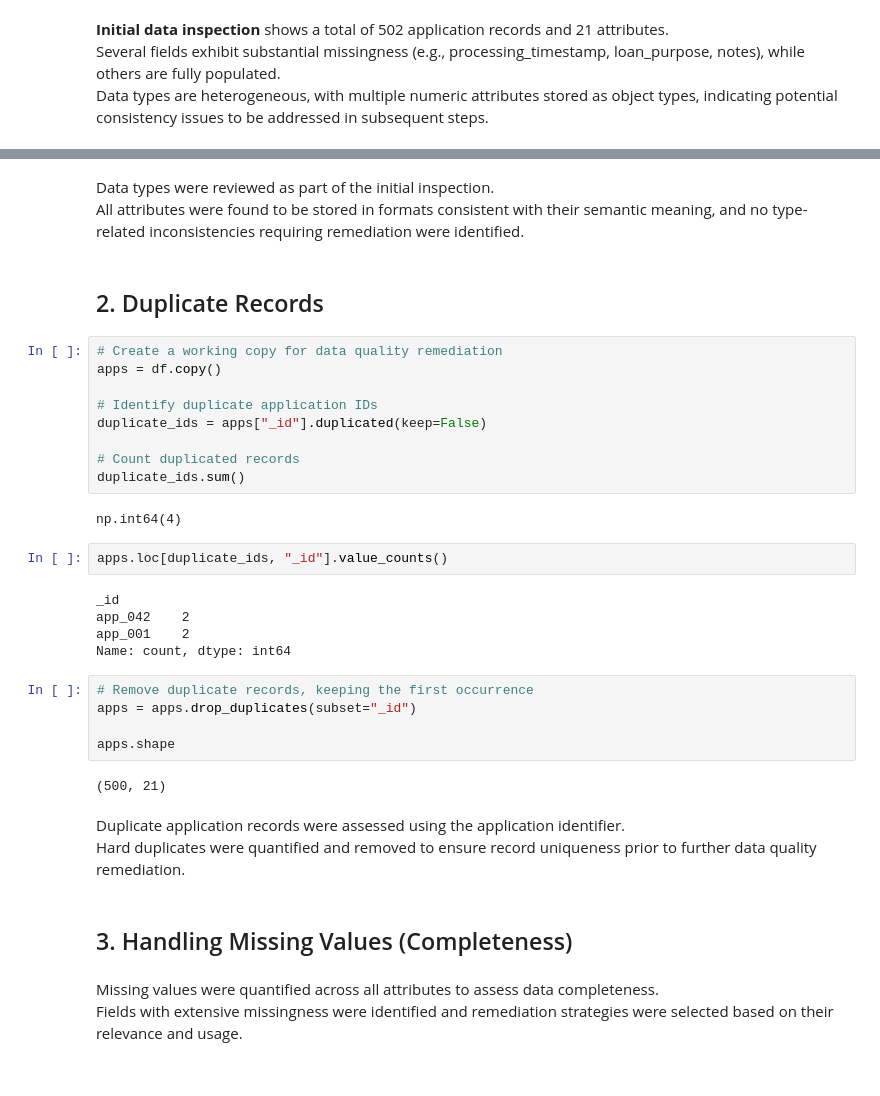
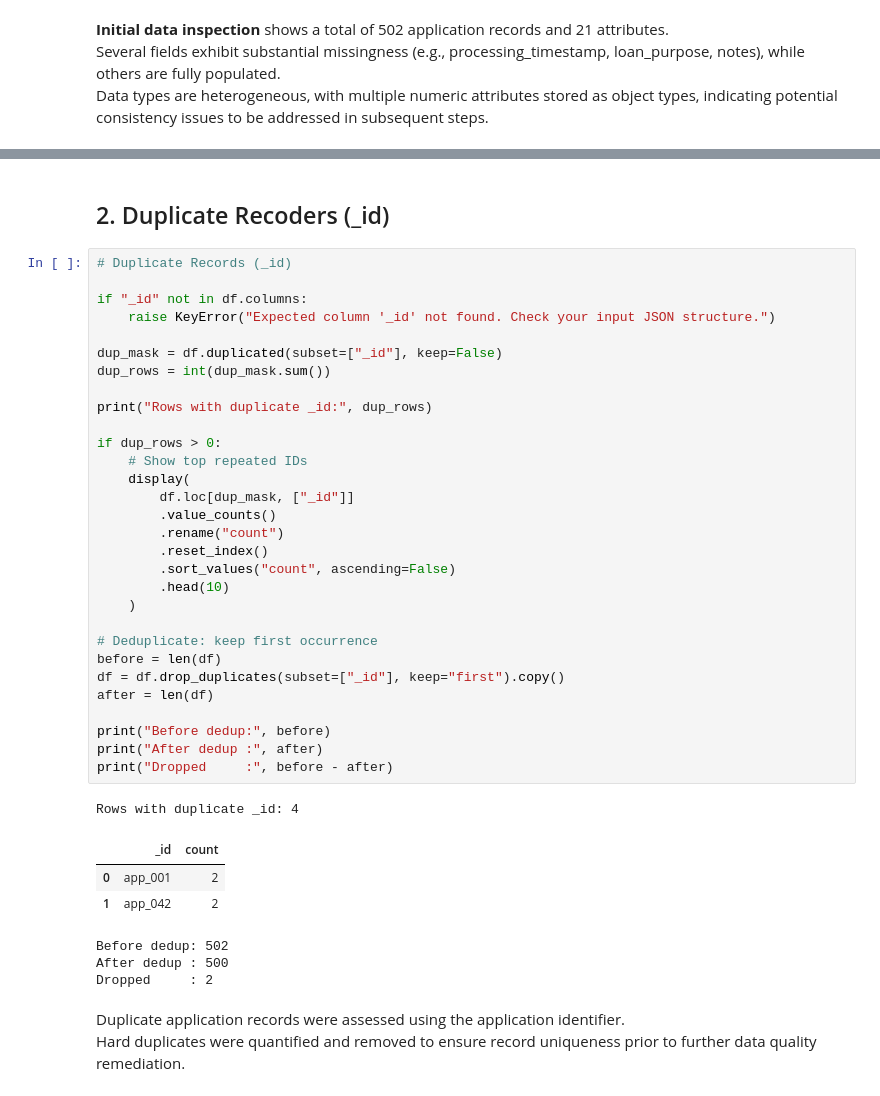
Before and after one commit to dhassunizadeh-ops/dego-project-team-TXC5, a Jupyter notebook: notebooks/01_data_quality.ipynb, the cells around one changed output, grey strips where cells are left out. Drawn from its saved outputs; the diff is of its cells as text.

```diff
--- a/notebooks/01_data_quality.ipynb
+++ b/notebooks/01_data_quality.ipynb
@@ -101,38 +51,43 @@ dtype: object
-# %% [markdown]
-Data types were reviewed as part of the initial inspection.
-All attributes were found to be stored in formats consistent with their semantic meaning, and no type-related inconsistencies requiring remediation were identified.
 # %% [markdown]
-## 2. Duplicate Records
+## 2. Duplicate Recoders (_id)
-# %%
-# Create a working copy for data quality remediation
-apps = df.copy()
-
-# Identify duplicate application IDs
-duplicate_ids = apps["_id"].duplicated(keep=False)
-
-# Count duplicated records
-duplicate_ids.sum()
-# %% [output]
-np.int64(4)
-# %%
-apps.loc[duplicate_ids, "_id"].value_counts()
-# %% [output]
-_id
-app_042    2
-app_001    2
-Name: count, dtype: int64
-# %%
-# Remove duplicate records, keeping the first occurrence
-apps = apps.drop_duplicates(subset="_id")
-
-apps.shape
-# %% [output]
-(500, 21)
+# %%
+# Duplicate Records (_id)
+
+if "_id" not in df.columns:
+    raise KeyError("Expected column '_id' not found. Check your input JSON structure.")
+
+dup_mask = df.duplicated(subset=["_id"], keep=False)
+dup_rows = int(dup_mask.sum())
+
+print("Rows with duplicate _id:", dup_rows)
+
+if dup_rows > 0:
+    # Show top repeated IDs
+    display(
+        df.loc[dup_mask, ["_id"]]
+        .value_counts()
+        .rename("count")
+        .reset_index()
+        .sort_values("count", ascending=False)
+        .head(10)
+    )
+
+# Deduplicate: keep first occurrence
+before = len(df)
+df = df.drop_duplicates(subset=["_id"], keep="first").copy()
+after = len(df)
+
+print("Before dedup:", before)
+print("After dedup :", after)
+print("Dropped     :", before - after)
+# %% [output]
+Rows with duplicate _id: 4
+|  | _id | count |
+| 0 | app_001 | 2 |
+| 1 | app_042 | 2 |
+Before dedup: 502
+After dedup : 500
+Dropped     : 2
 # %% [markdown]
 Duplicate application records were assessed using the application identifier.
 Hard duplicates were quantified and removed to ensure record uniqueness prior to further data quality remediation.
-# %% [markdown]
-## 3. Handling Missing Values (Completeness)
-# %% [markdown]
-Missing values were quantified across all attributes to assess data completeness.
-Fields with extensive missingness were identified and remediation strategies were selected based on their relevance and usage.
```
Also changed, not shown: parts of 45 cells of this notebook, 3 other files.
